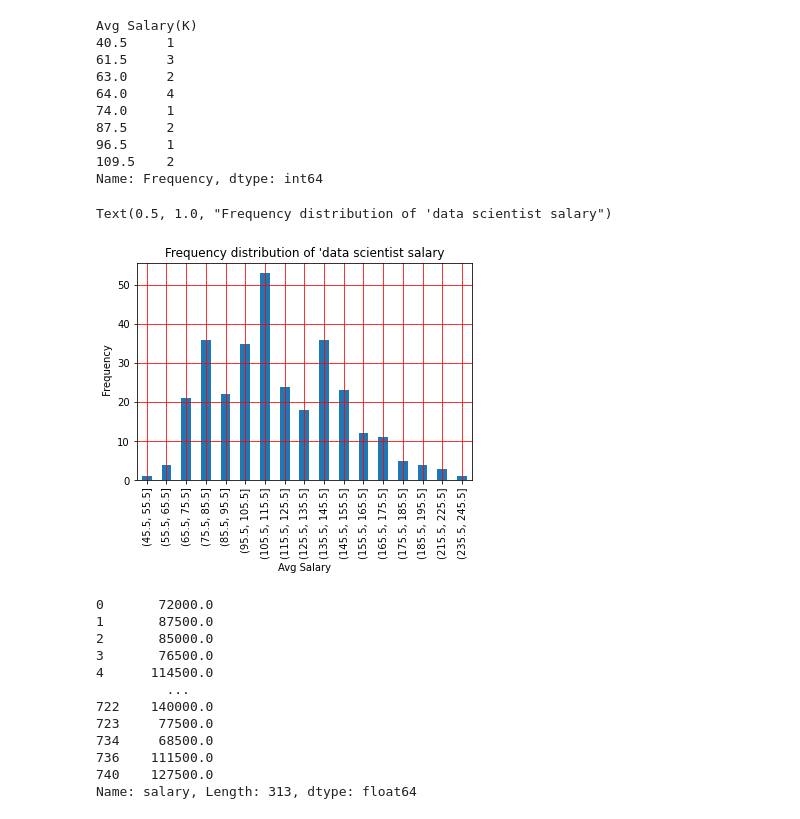
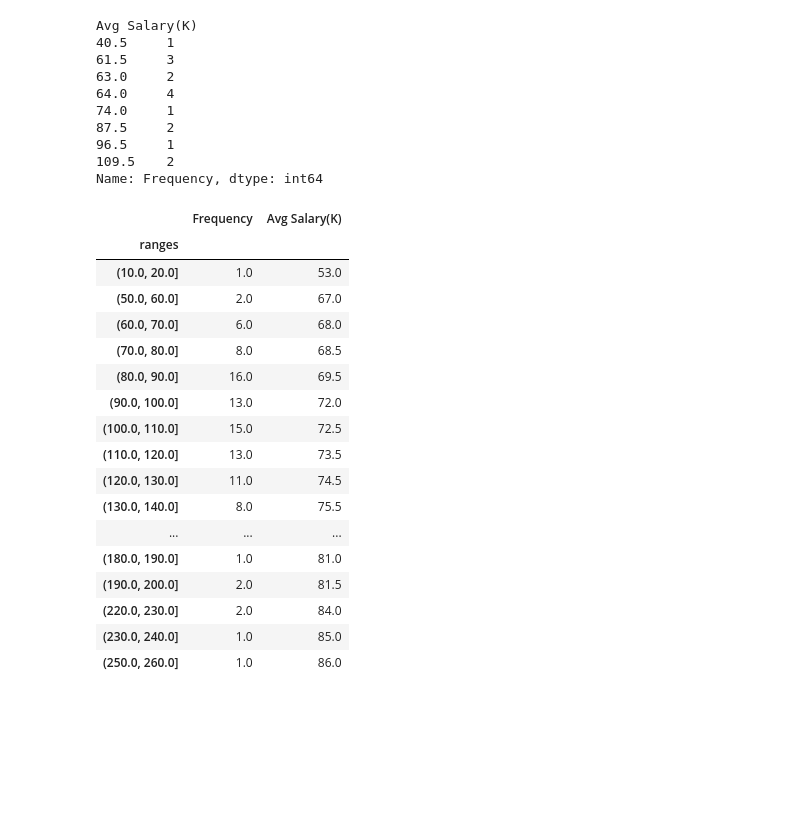
Before and after one commit to lucasvittal2/data_scientist_salaries_analysis, a Jupyter notebook: data_analysis.ipynb, the cells around one changed output. Drawn from its saved outputs; the diff is of its cells as text; code cells hidden in the pictures; blank space fills up the shorter version.

Commit message:
analysis - groupby_range functio issue fixed and salary analysis is consistent now

```diff
--- a/data_analysis.ipynb
+++ b/data_analysis.ipynb
@@ -286,36 +286,52 @@ Avg Salary(K)
 109.5    2
 Name: Frequency, dtype: int64
 # %%
-def groupby_range(df,key,column,count_column,range_length):
-    freq_df = df.loc[key].reset_index()
-    min_salary = freq_df[column].min()
-    max_salary = freq_df[column].max()
+def groupby_range(df,column,count_column,range_length):
 
-    tmp_df = freq_df.groupby(pd.cut(freq_df[column].values,np.arange(min_salary, max_salary, range_length))).sum()
-    print((min_salary, max_salary))
+    values= df[column]
+   # min_value = values.min()
+    max_value = values.max()
+    offset = 10*range_length
+    ranges= pd.cut(values.values, np.arange(0, max_value + offset,range_length))
+
+    tmp_df = pd.DataFrame(values)
+    tmp_df['ranges'] = ranges
+
+    tmp_df[count_column] = 1
+
+
+    tmp_df = tmp_df[['ranges',count_column]].groupby('ranges').sum().reset_index()
+    tmp_df = pd.concat([tmp_df,df[column]], axis=1)
+
 
     # getting rid of range that never occurs
     tmp_df = tmp_df[tmp_df[count_column] > 0]
 
-    return tmp_df
+
+    # set range values as index
+    tmp_df = tmp_df.set_index('ranges')
+    return  tmp_df
 # %%
-#tmp_df =  salary_range_groups
-#tmp_df.reset_index()['job_title_sim'].unique()
-#tmp_df.loc['Data scientist project manager']
-#groupby_range(tmp_df,'Data scientist project manager')
-#tmp_df[tmp_df['Frequency'] > 0]
-groupby_range(salary_range_groups,'data scientist',"Avg Salary(K)",'Frequency',10)['Frequency'].plot.bar()
-plt.grid(True, color='red')
-plt.xlabel("Avg Salary")
-plt.ylabel(" Frequency")
-plt.title("Frequency distribution of 'data scientist salary")
-
-#salary_range_groups
-#salary_range_groups.loc['Data scientist project manager']. reset_index()["Avg Salary(K)"].min()
-#pd.cut(salary_range_groups.loc['Data scientist project manager'].reset_index()['Avg Salary(K)'].values,np.arange(0, 200, 10))
+groupby_range(salary_range_groups.loc['data scientist'].reset_index(),"Avg Salary(K)",'Frequency',10)
 # %% [output]
-Text(0.5, 1.0, "Frequency distribution of 'data scientist salary")
-[figure, removed]
+|  | Frequency | Avg Salary(K) |
+| ranges |  |  |
+| (10.0, 20.0] | 1.0 | 53.0 |
+| (50.0, 60.0] | 2.0 | 67.0 |
+| (60.0, 70.0] | 6.0 | 68.0 |
+| (70.0, 80.0] | 8.0 | 68.5 |
+| (80.0, 90.0] | 16.0 | 69.5 |
+| (90.0, 100.0] | 13.0 | 72.0 |
+| (100.0, 110.0] | 15.0 | 72.5 |
+| (110.0, 120.0] | 13.0 | 73.5 |
+| (120.0, 130.0] | 11.0 | 74.5 |
+| (130.0, 140.0] | 8.0 | 75.5 |
+| ... | ... | ... |
+| (180.0, 190.0] | 1.0 | 81.0 |
+| (190.0, 200.0] | 2.0 | 81.5 |
+| (220.0, 230.0] | 2.0 | 84.0 |
+| (230.0, 240.0] | 1.0 | 85.0 |
+| (250.0, 260.0] | 1.0 | 86.0 |
 # %%
 def plot_salaryFreqDistJobRoles(salary_groups,job_roles):
 
@@ -335,21 +351,6 @@ def plot_salaryFreqDistJobRoles(salary_groups,job_roles):
         plt.title('Frequency distribution of ' + job_role + ' Salary',fontsize=100 )
         plt.grid(True, color='black')
         ax.tick_params(axis='both', which='major', labelsize=100)
-# %%
-glassdoor_ds_salaries_df['salary']
-# %% [output]
-0       72000.0
-1       87500.0
-2       85000.0
-3       76500.0
-4      114500.0
-         ...
-722    140000.0
-723     77500.0
-734     68500.0
-736    111500.0
-740    127500.0
-Name: salary, Length: 313, dtype: float64
 # %%
 plot_salaryFreqDistJobRoles(salary_range_groups,job_roles)
 # %% [output]
```
Also changed, not shown: parts of 21 cells of this notebook.
